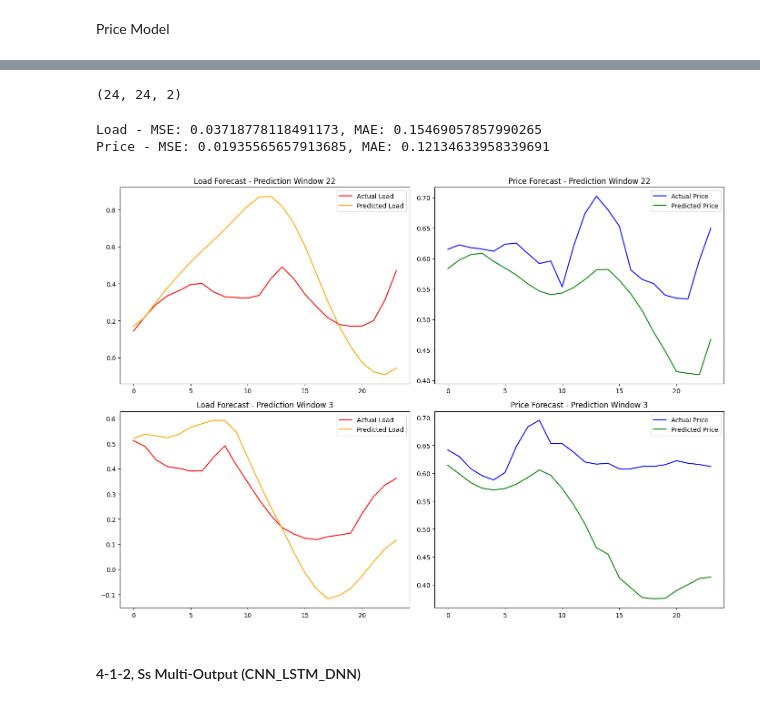
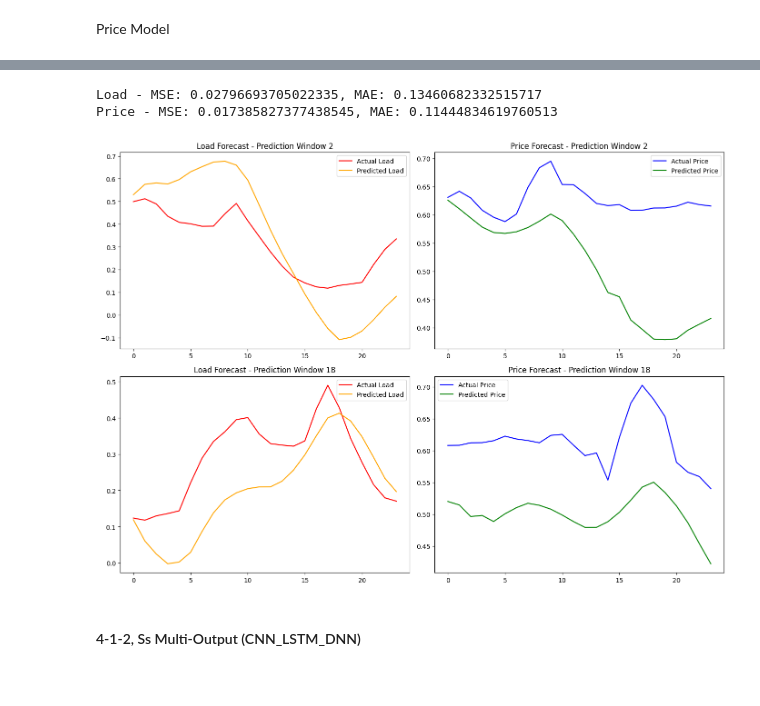
Before and after one commit to Jackson00Han/Time-Series-Training, a Jupyter notebook: Copy_of_multivariate_time_series.ipynb, the cells around one changed output, grey strips where cells are left out. Saved outputs shown, nothing was run; the diff lists cells and outputs as text; code cells hidden in the pictures.

```diff
--- a/Copy_of_multivariate_time_series.ipynb
+++ b/Copy_of_multivariate_time_series.ipynb
@@ -756,22 +655,0 @@ full_train = pd.concat([train_s, valid_s])
-# %%
-column_names = train_s.columns.to_list()
-input_cols = train_s.columns.to_list()
-window_size = 24 * 2
-batch_size = 32
-shuffle_buffer_size = 24*200 # this value depends on the size of the data, around the len(data) for small data and smaller len(data) for big data
-# %%
-output_cols = ['price actual scaled']
-fulltrain_price_set = single_step_windowed_dataset(series=full_train,
-                             window_size=window_size,
-                             batch_size=batch_size,
-                             shuffle_buffer_size=shuffle_buffer_size,
-                             input_columns=input_cols,
-                             output_columns=output_cols,
-                             column_names=column_names)
-
-# Create a new instance of the price model (or use the existing model and recompile it)
-single_step_single_output_price_model = create_price_model(initial_lr=1e-1)
-
-
-early_stopping = tf.keras.callbacks.EarlyStopping(monitor='val_mae', patience=8, restore_best_weights=True)
-history = single_step_single_output_price_model.fit(fulltrain_price_set, epochs=17, callbacks=[early_stopping])
@@ -882,4 +779,0 @@ Total running time: 122.27068495750427 seconds
-# %%
-predictions.shape
-# %% [output]
-(24, 24, 2)
@@ -907,46 +780,46 @@ actual_values = generate_actual_values(test_data, window_size, forecast_size)
 # %%
-# Extract predicted and actual load and price
+# Extract predicted values
 predicted_load = predictions[:, :, 0]  # Load is at index 0
 predicted_price = predictions[:, :, 1]  # Price is at index 1
 
-actual_load = actual_values[:, :, 0]  # Load is at index 0
-actual_price = actual_values[:, :, 1]  # Price is at index 1
+# Evaluate on scaled values
+mse_load = mean_squared_error(actual_load_rolled, predicted_load)
+mae_load = mean_absolute_error(actual_load_rolled, predicted_load)
 
-# Flatten the arrays to compute overall error metrics
-mse_load = mean_squared_error(actual_load.flatten(), predicted_load.flatten())
-mae_load = mean_absolute_error(actual_load.flatten(), predicted_load.flatten())
-
-mse_price = mean_squared_error(actual_price.flatten(), predicted_price.flatten())
-mae_price = mean_absolute_error(actual_price.flatten(), predicted_price.flatten())
+mse_price = mean_squared_error(actual_price_rolled, predicted_price)
+mae_price = mean_absolute_error(actual_price_rolled, predicted_price)
 
 print(f"Load - MSE: {mse_load}, MAE: {mae_load}")
 print(f"Price - MSE: {mse_price}, MAE: {mae_price}")
+
+# Optionally, we could further evaluate the model performance on the original (unscaled) values,
+# but we are omitting the details of inverse scaling here for simplicity.
 # %% [output]
-Load - MSE: 0.03718778118491173, MAE: 0.15469057857990265
-Price - MSE: 0.01935565657913685, MAE: 0.12134633958339691
+Load - MSE: 0.02796693705022335, MAE: 0.13460682332515717
+Price - MSE: 0.017385827377438545, MAE: 0.11444834619760513
 # %%
 # Randomly choose two different prediction windows
 random_windows = np.random.choice(predictions.shape[0], size=2, replace=False)
 # Plot predictions vs actual values for the randomly selected windows
 plt.figure(figsize=(14, 10))
 
 for i, window in enumerate(random_windows):
     plt.subplot(2, 2, i * 2 + 1)
-    plt.plot(actual_load[window], label='Actual Load', color='red')
+    plt.plot(actual_load_rolled[window], label='Actual Load', color='red')
     plt.plot(predicted_load[window], label='Predicted Load', color='orange')
     plt.title(f'Load Forecast - Prediction Window {window + 1}')
     plt.legend()
 
     plt.subplot(2, 2, i * 2 + 2)
-    plt.plot(actual_price[window], label='Actual Price', color='blue')
+    plt.plot(actual_price_rolled[window], label='Actual Price', color='blue')
     plt.plot(predicted_price[window], label='Predicted Price', color='green')
     plt.title(f'Price Forecast - Prediction Window {window + 1}')
     plt.legend()
 
 plt.tight_layout()
 plt.show()
 # %% [output]
-[figure, old version]
+[figure, new version]
 # %% [markdown]
 #### 4-1-2, Ss Multi-Output (CNN_LSTM_DNN)
 # %%
```
Also changed, not shown: parts of 47 cells of this notebook.
